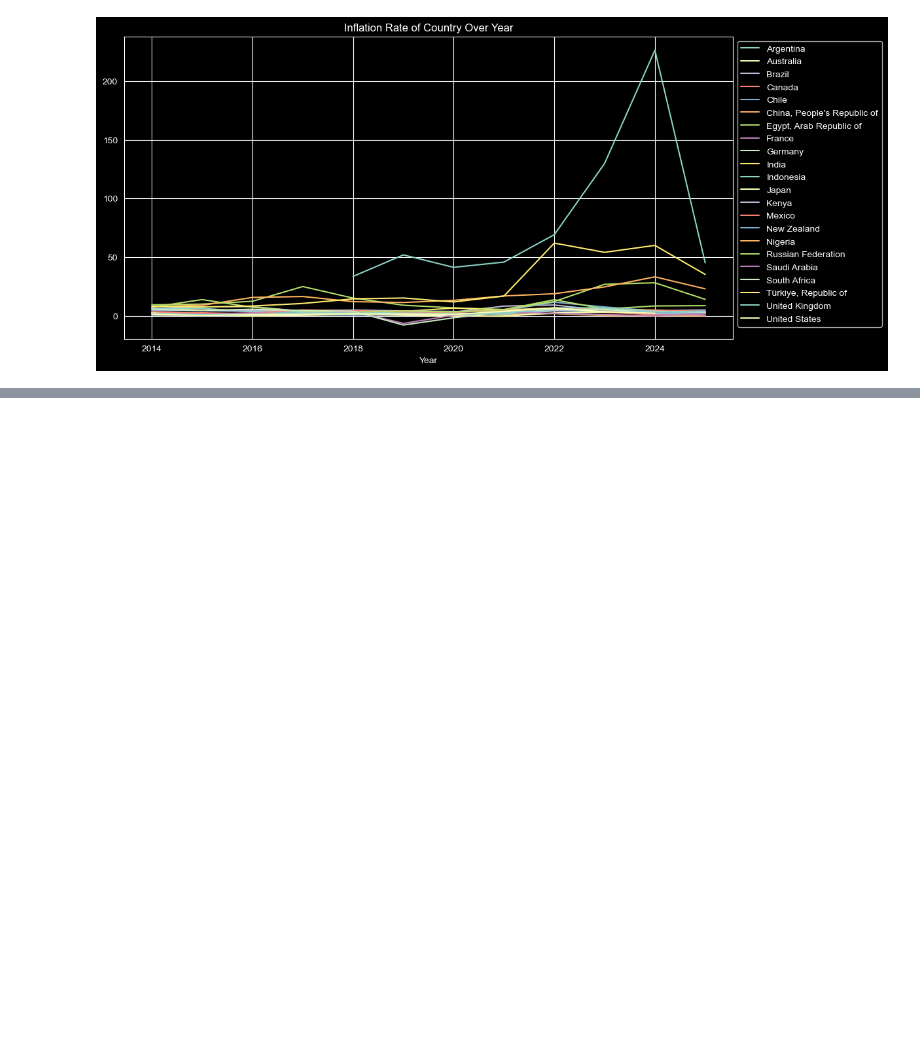
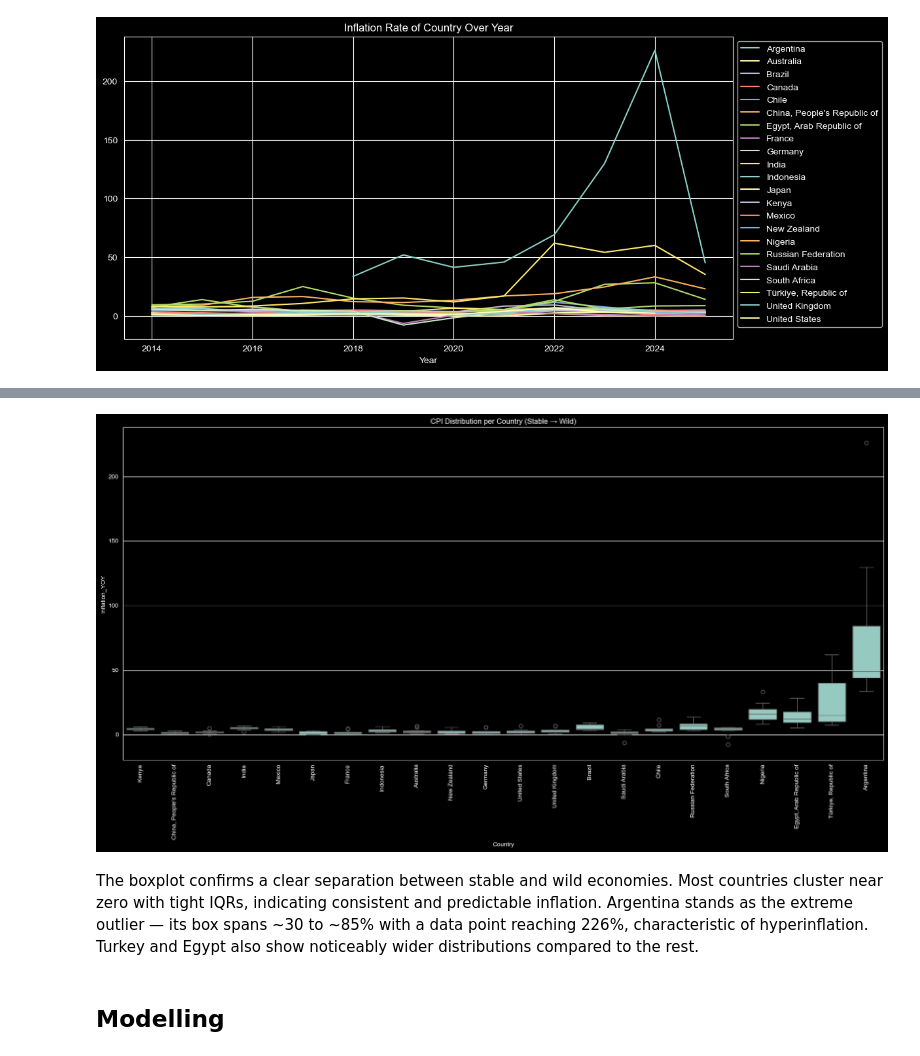
Before and after one commit to syahrazfa/inflation-regime-detection, a Jupyter notebook: analytics.ipynb, the cells around one changed output, grey strips where cells are left out. Drawn from its saved outputs; the diff is of its cells as text; code cells hidden in the pictures; blank space fills up the shorter version.

```diff
--- a/analytics.ipynb
+++ b/analytics.ipynb
@@ -265,0 +398,18 @@ plt.show()
+# %%
+plt.figure(figsize=(18, 10))
+order = data_long.groupby('Country')['Inflation_YOY'].std().sort_values().index
+sns.boxplot(data=data_long, x='Country', y='Inflation_YOY', order=order)
+plt.xticks(rotation=90)
+plt.title('CPI Distribution per Country (Stable → Wild)')
+plt.tight_layout()
+plt.show()
+# %% [output]
+[figure, added]
+# %% [markdown]
+The boxplot confirms a clear separation between stable and wild economies.
+Most countries cluster near zero with tight IQRs, indicating consistent and
+predictable inflation. Argentina stands as the extreme outlier — its box spans
+~30 to ~85% with a data point reaching 226%, characteristic of hyperinflation.
+Turkey and Egypt also show noticeably wider distributions compared to the rest.
+# %% [markdown]
+## Modelling
```
Also changed, not shown: parts of 26 cells of this notebook.
